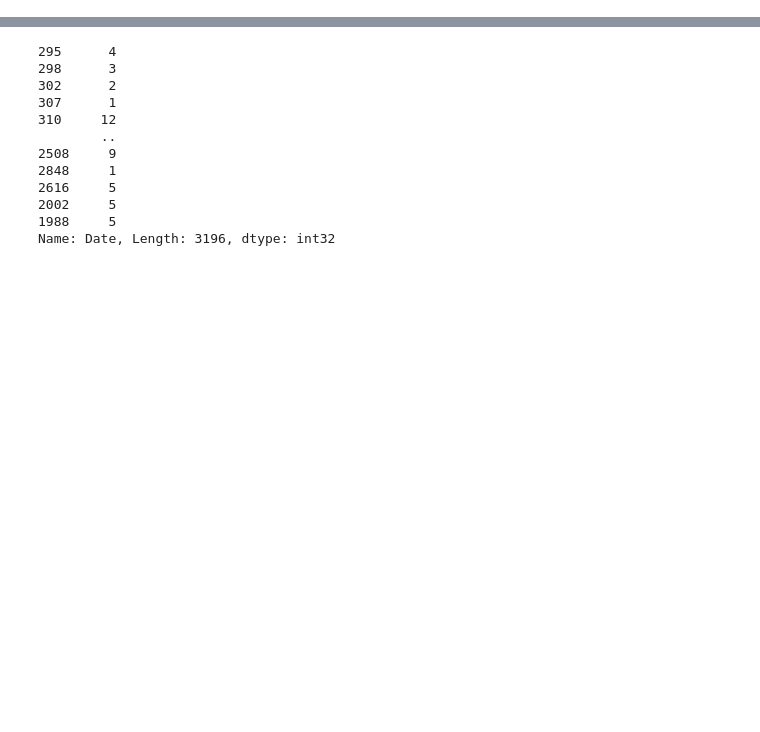
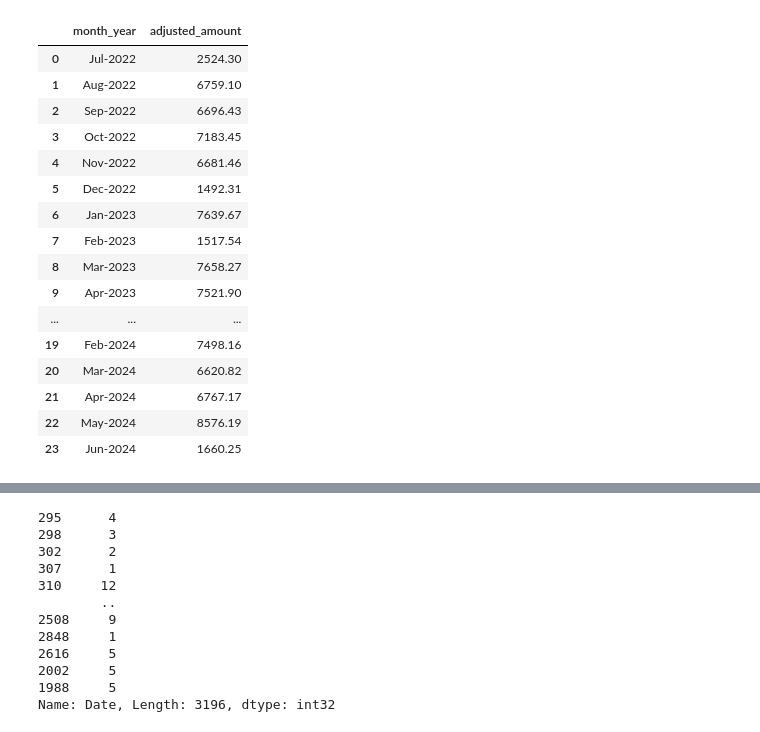
Before and after one commit to blombard24/financial-account-analysis, a Jupyter notebook: account_mapper.ipynb, the cells around one changed output, grey strips where cells are left out. Saved outputs shown, nothing was run; the diff lists cells and outputs as text; code cells hidden in the pictures; blank space fills up the shorter version.

```diff
--- a/account_mapper.ipynb
+++ b/account_mapper.ipynb
@@ -264,0 +134,20 @@ recur[recur['month_year'] == 'May-2024']
+# %%
+recur_group
+# %% [output]
+|  | month_year | adjusted_amount |
+| 0 | Jul-2022 | 2524.30 |
+| 1 | Aug-2022 | 6759.10 |
+| 2 | Sep-2022 | 6696.43 |
+| 3 | Oct-2022 | 7183.45 |
+| 4 | Nov-2022 | 6681.46 |
+| 5 | Dec-2022 | 1492.31 |
+| 6 | Jan-2023 | 7639.67 |
+| 7 | Feb-2023 | 1517.54 |
+| 8 | Mar-2023 | 7658.27 |
+| 9 | Apr-2023 | 7521.90 |
+| ... | ... | ... |
+| 19 | Feb-2024 | 7498.16 |
+| 20 | Mar-2024 | 6620.82 |
+| 21 | Apr-2024 | 6767.17 |
+| 22 | May-2024 | 8576.19 |
+| 23 | Jun-2024 | 1660.25 |
```
Also changed, not shown: parts of 25 cells of this notebook, 8 other files.
